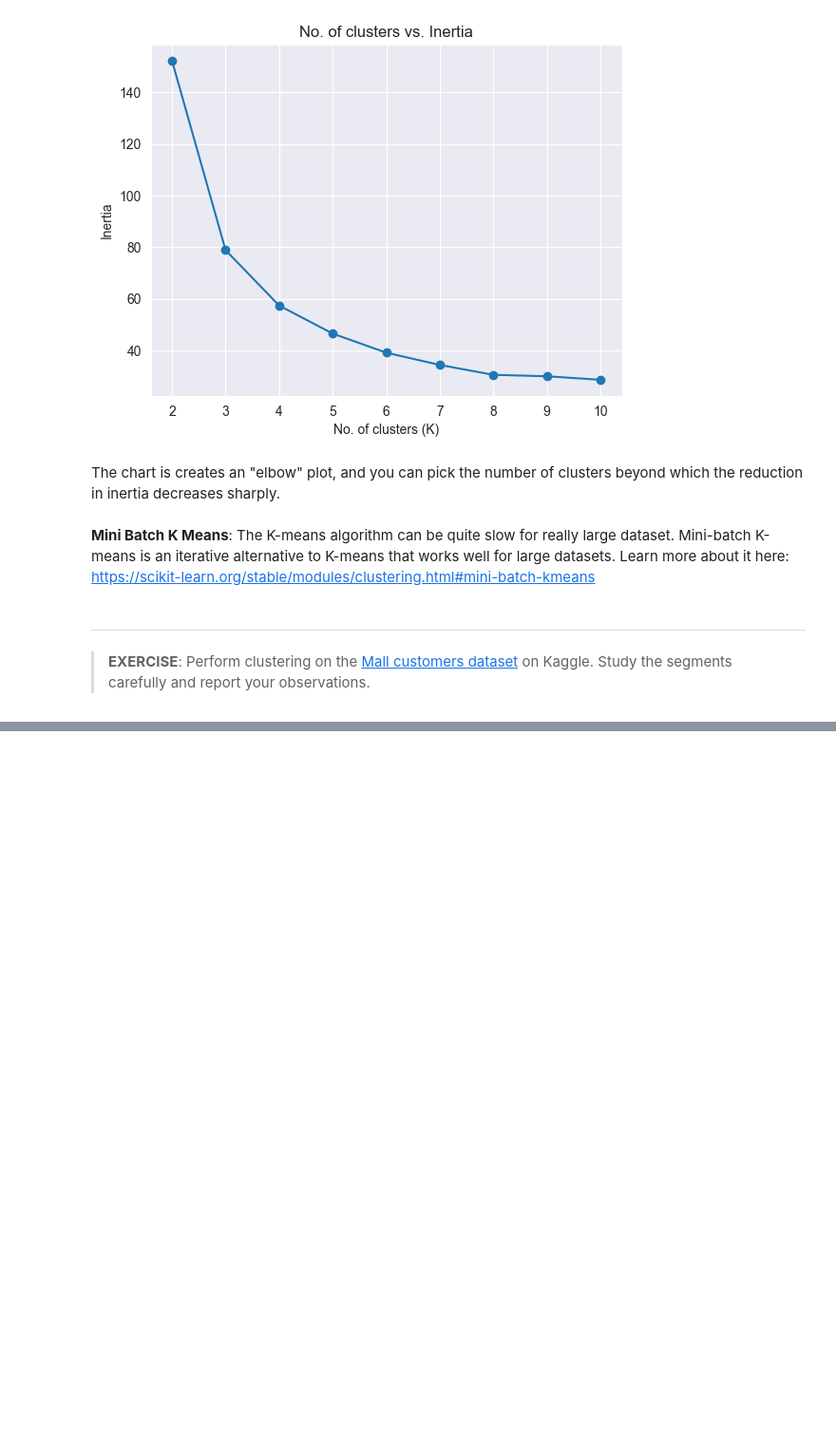
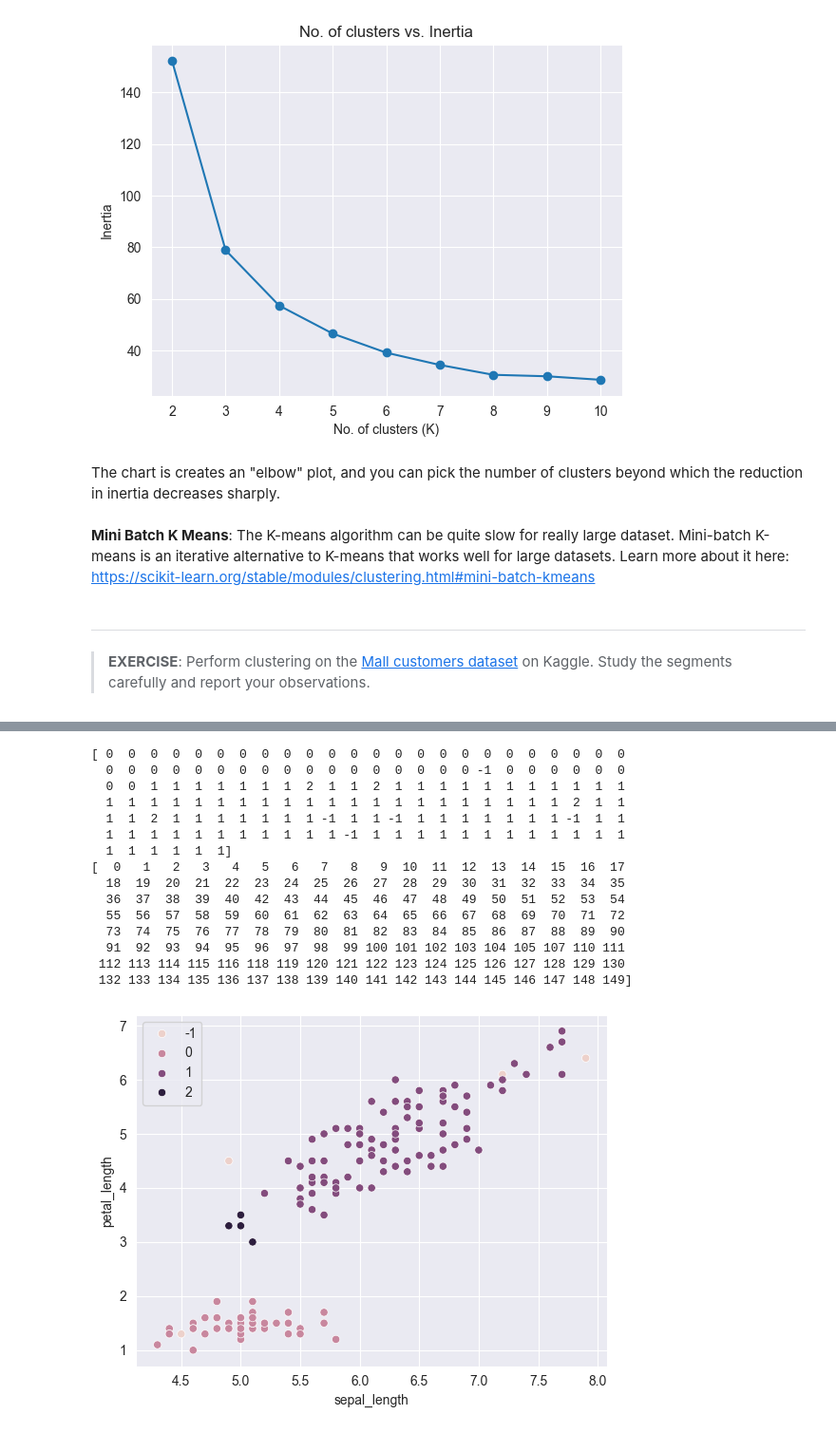
Before and after one commit to McLight-Note/AI-self-study, a Jupyter notebook: Project_12_Repeating/Unsupervised Learning/file.ipynb, the cells around one changed output, grey strips where cells are left out. Shown at 95% size. Saved outputs shown, nothing was run; the diff lists cells and outputs as text; code cells hidden in the pictures; blank space fills up the shorter version.

```diff
--- a/Project_12_Repeating/Unsupervised Learning/file.ipynb
+++ b/Project_12_Repeating/Unsupervised Learning/file.ipynb
@@ -398,0 +333,19 @@ Subclasses:
+# %%
+try_params(0.6, 3)
+# %% [output]
+[ 0  0  0  0  0  0  0  0  0  0  0  0  0  0  0  0  0  0  0  0  0  0  0  0
+  0  0  0  0  0  0  0  0  0  0  0  0  0  0  0  0  0 -1  0  0  0  0  0  0
+  0  0  1  1  1  1  1  1  1  2  1  1  2  1  1  1  1  1  1  1  1  1  1  1
+  1  1  1  1  1  1  1  1  1  1  1  1  1  1  1  1  1  1  1  1  1  2  1  1
+  1  1  2  1  1  1  1  1  1  1 -1  1  1 -1  1  1  1  1  1  1  1 -1  1  1
+  1  1  1  1  1  1  1  1  1  1  1 -1  1  1  1  1  1  1  1  1  1  1  1  1
+  1  1  1  1  1  1]
+[  0   1   2   3   4   5   6   7   8   9  10  11  12  13  14  15  16  17
+  18  19  20  21  22  23  24  25  26  27  28  29  30  31  32  33  34  35
+  36  37  38  39  40  42  43  44  45  46  47  48  49  50  51  52  53  54
+  55  56  57  58  59  60  61  62  63  64  65  66  67  68  69  70  71  72
+  73  74  75  76  77  78  79  80  81  82  83  84  85  86  87  88  89  90
+  91  92  93  94  95  96  97  98  99 100 101 102 103 104 105 107 110 111
+ 112 113 114 115 116 118 119 120 121 122 123 124 125 126 127 128 129 130
+ 132 133 134 135 136 137 138 139 140 141 142 143 144 145 146 147 148 149]
+[figure, added]
```
Also changed, not shown: parts of 29 cells of this notebook.
